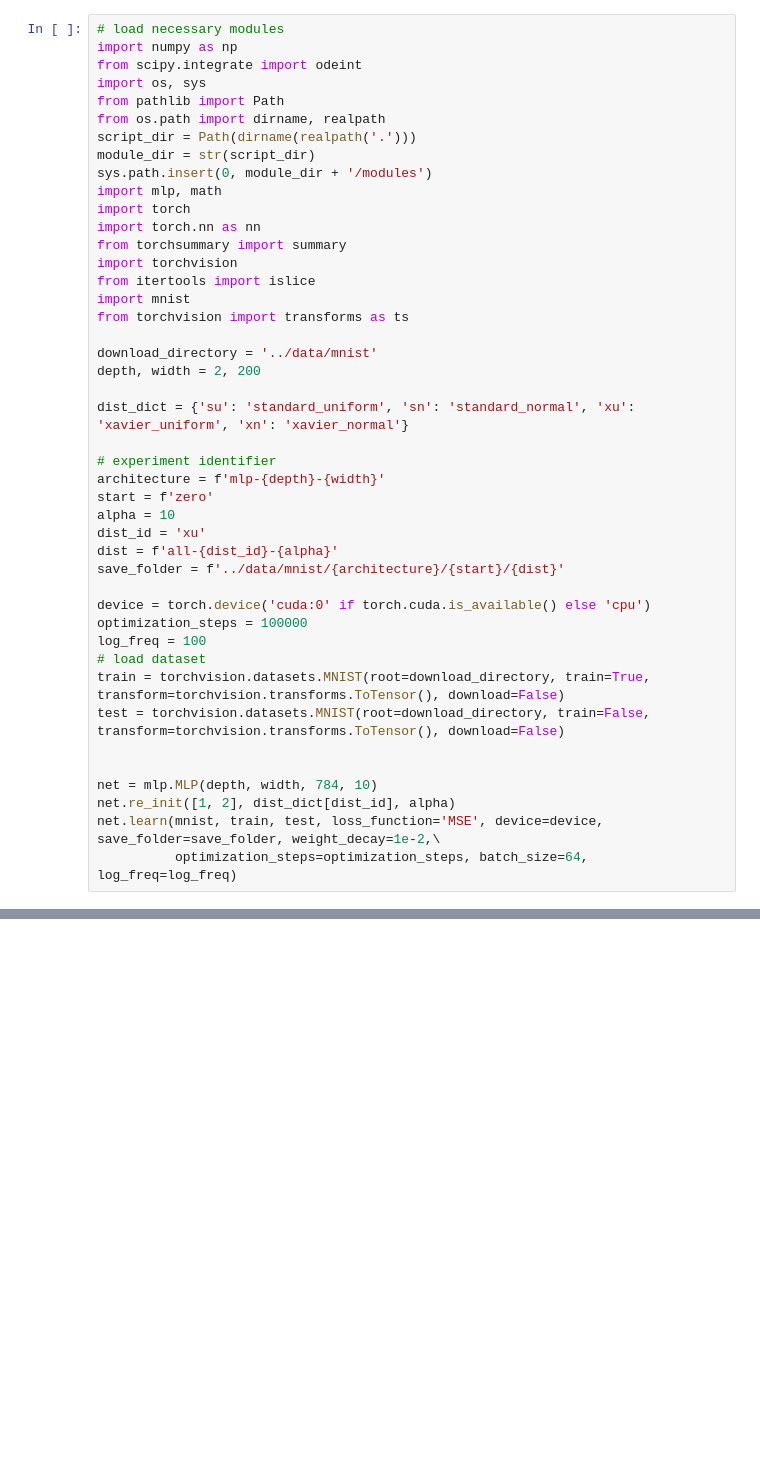
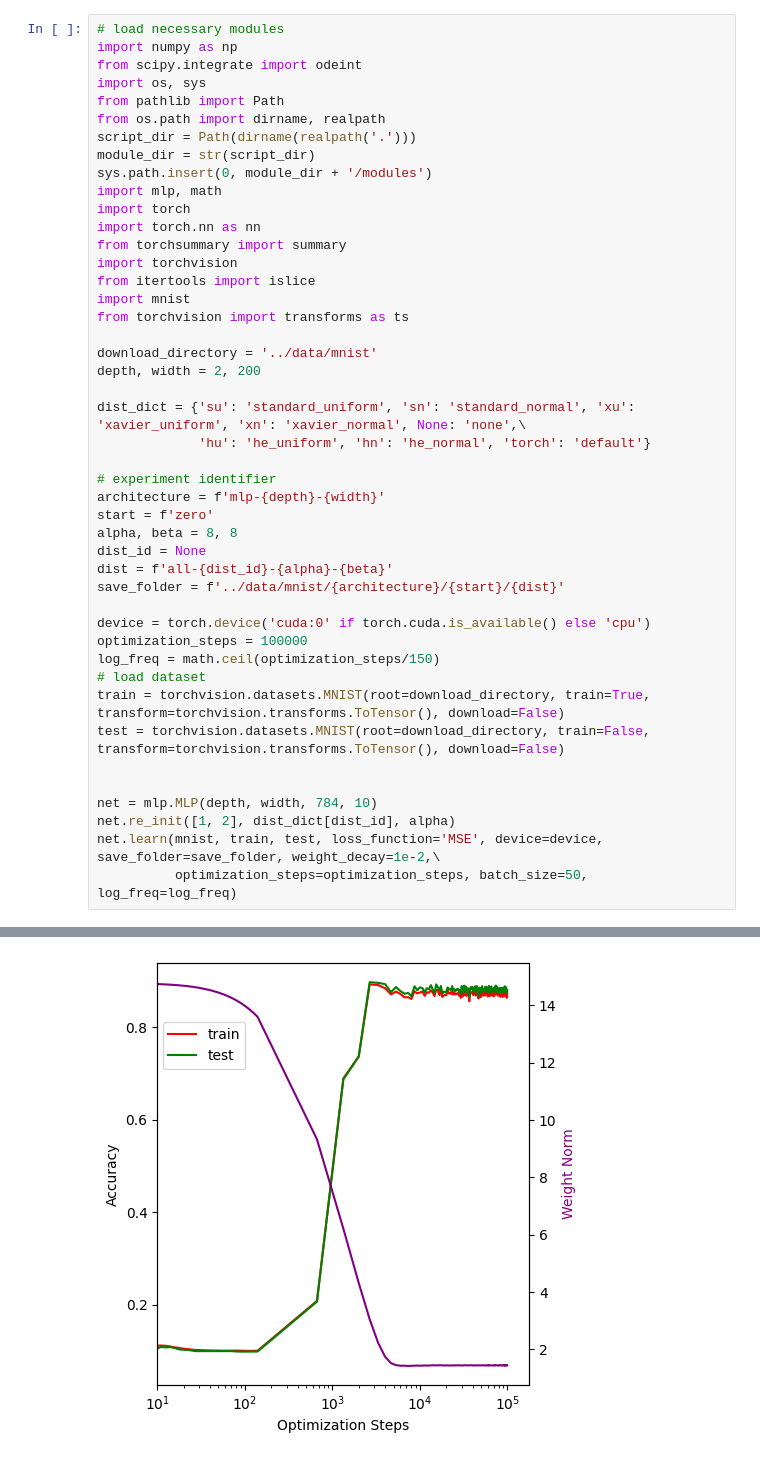
Before and after one commit to pinakm9/grok, a Jupyter notebook: notebooks/mlp-test.ipynb, the cells around one changed output, grey strips where cells are left out. Saved outputs shown, nothing was run; the diff lists cells and outputs as text; blank space fills up the shorter version.

```diff
--- a/notebooks/mlp-test.ipynb
+++ b/notebooks/mlp-test.ipynb
@@ -20,19 +20,20 @@ from torchvision import transforms as ts
 download_directory = '../data/mnist'
 depth, width = 2, 200
 
-dist_dict = {'su': 'standard_uniform', 'sn': 'standard_normal', 'xu': 'xavier_uniform', 'xn': 'xavier_normal'}
+dist_dict = {'su': 'standard_uniform', 'sn': 'standard_normal', 'xu': 'xavier_uniform', 'xn': 'xavier_normal', None: 'none',\
+             'hu': 'he_uniform', 'hn': 'he_normal', 'torch': 'default'}
 
 # experiment identifier
 architecture = f'mlp-{depth}-{width}'
 start = f'zero'
-alpha = 10
-dist_id = 'xu'
-dist = f'all-{dist_id}-{alpha}'
+alpha, beta = 8, 8
+dist_id = None
+dist = f'all-{dist_id}-{alpha}-{beta}'
 save_folder = f'../data/mnist/{architecture}/{start}/{dist}'
 
 device = torch.device('cuda:0' if torch.cuda.is_available() else 'cpu')
 optimization_steps = 100000
-log_freq = 100
+log_freq = math.ceil(optimization_steps/150)
 # load dataset
 train = torchvision.datasets.MNIST(root=download_directory, train=True, transform=torchvision.transforms.ToTensor(), download=False)
 test = torchvision.datasets.MNIST(root=download_directory, train=False, transform=torchvision.transforms.ToTensor(), download=False)
@@ -41,5 +42,5 @@ test = torchvision.datasets.MNIST(root=download_directory, train=False, transfor
 net = mlp.MLP(depth, width, 784, 10)
 net.re_init([1, 2], dist_dict[dist_id], alpha)
 net.learn(mnist, train, test, loss_function='MSE', device=device, save_folder=save_folder, weight_decay=1e-2,\
-          optimization_steps=optimization_steps, batch_size=64, log_freq=log_freq)
+          optimization_steps=optimization_steps, batch_size=50, log_freq=log_freq)
 # %% [output]
@@ -46,0 +48 @@ net.learn(mnist, train, test, loss_function='MSE', device=device, save_folder=sa
+[figure, added]
```
Also changed, not shown: parts of 2 cells of this notebook, 40 other files.
